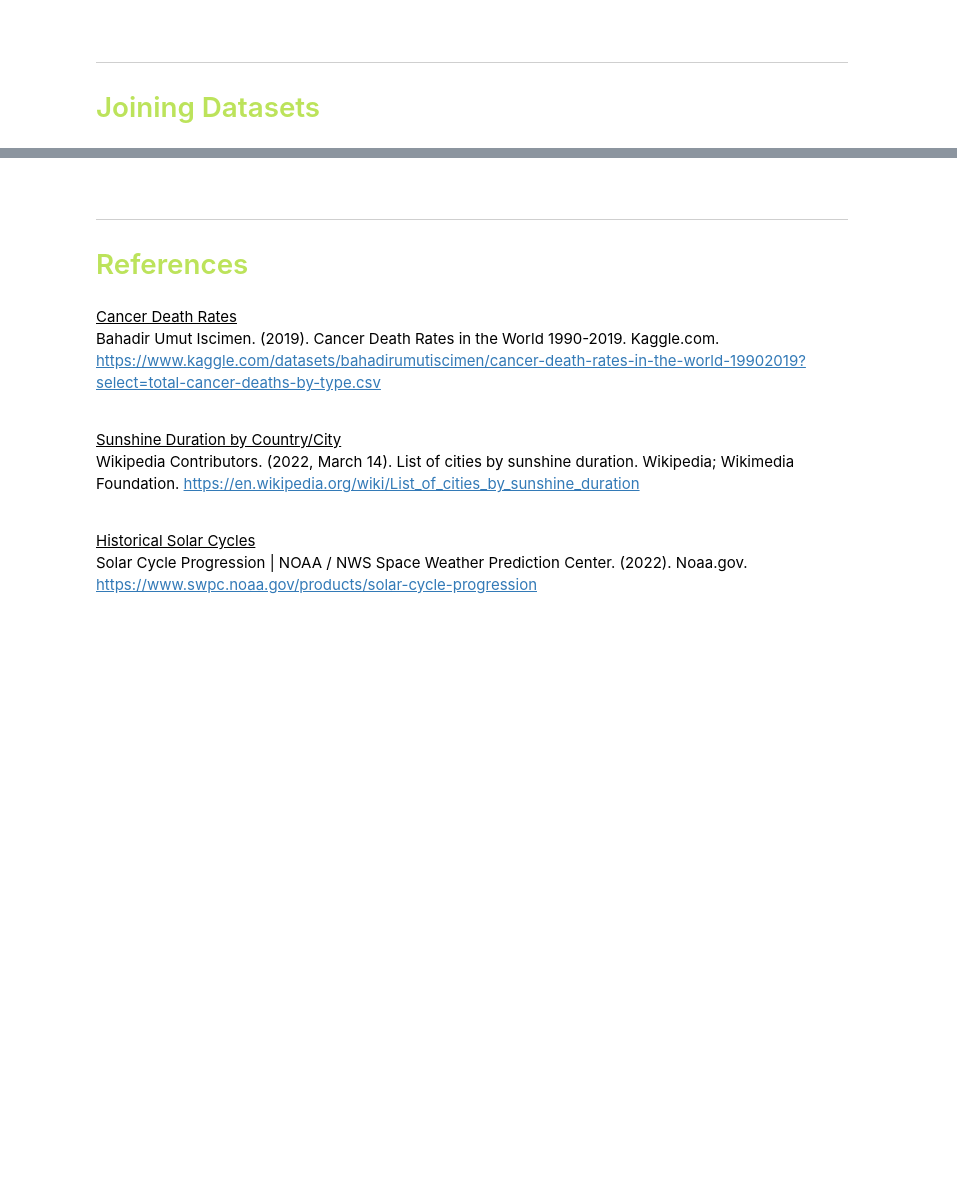
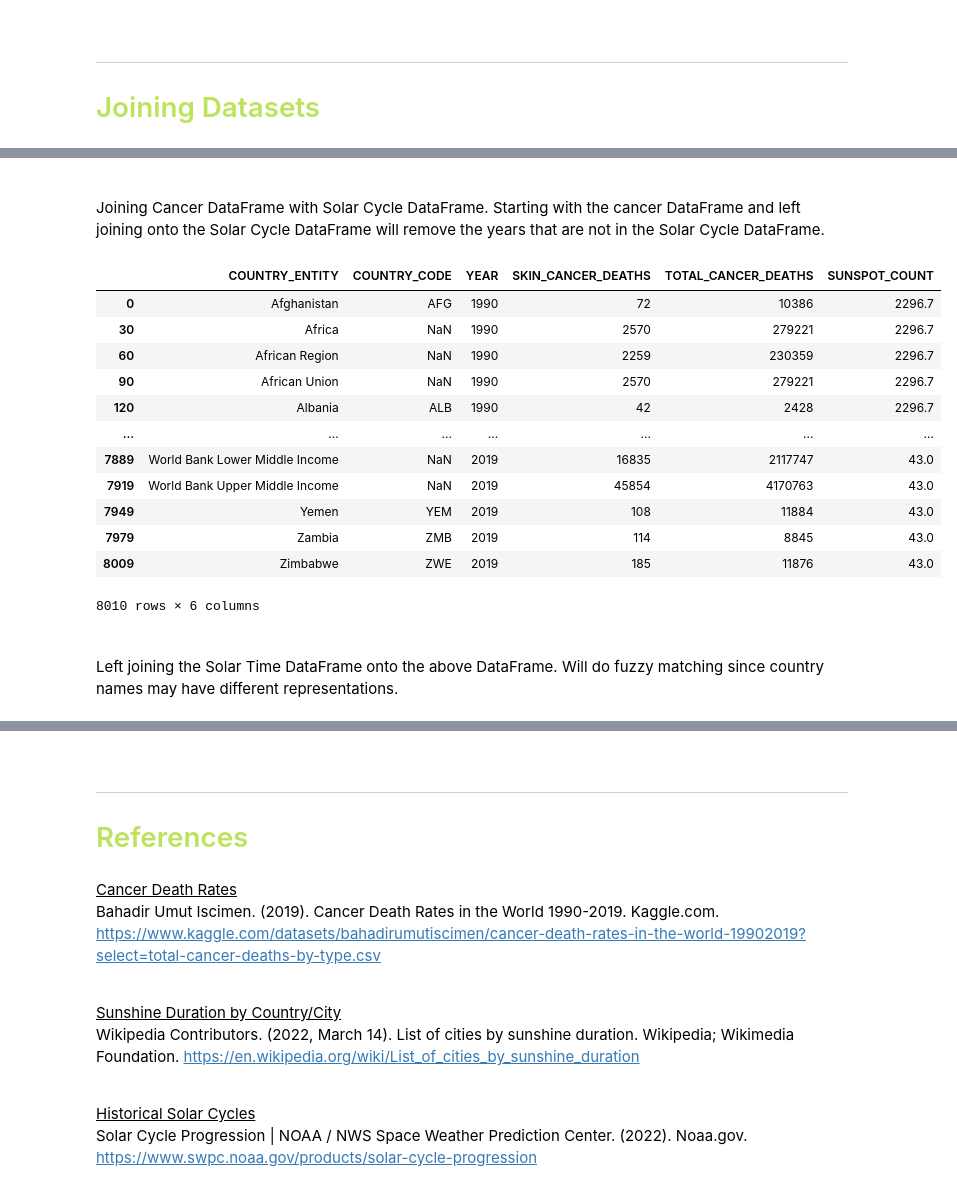
Before and after one commit to Hakuna-Patata/BU_MSDS_PTW, a Jupyter notebook: DSC 540 - Data Preparation/Project.ipynb, the cells around one changed output, grey strips where cells are left out. Drawn from its saved outputs; the diff is of its cells as text; code cells hidden in the pictures; blank space fills up the shorter version.

```diff
--- a/DSC 540 - Data Preparation/Project.ipynb
+++ b/DSC 540 - Data Preparation/Project.ipynb
@@ -526,0 +531,26 @@ dataset_list[0]
+# %% [markdown]
+<br>
+
+Joining Cancer DataFrame with Solar Cycle DataFrame. Starting with the cancer DataFrame and left joining onto the Solar Cycle DataFrame will remove the years that are not in the Solar Cycle DataFrame.
+# %%
+final_df = cancer_df.merge(solar_cycle_df, left_on='YEAR', right_index=True)
+
+final_df
+# %% [output]
+|  | COUNTRY_ENTITY | COUNTRY_CODE | YEAR | SKIN_CANCER_DEATHS | TOTAL_CANCER_DEATHS | SUNSPOT_COUNT |
+| 0 | Afghanistan | AFG | 1990 | 72 | 10386 | 2296.7 |
+| 30 | Africa | NaN | 1990 | 2570 | 279221 | 2296.7 |
+| 60 | African Region | NaN | 1990 | 2259 | 230359 | 2296.7 |
+| 90 | African Union | NaN | 1990 | 2570 | 279221 | 2296.7 |
+| 120 | Albania | ALB | 1990 | 42 | 2428 | 2296.7 |
+| ... | ... | ... | ... | ... | ... | ... |
+| 7889 | World Bank Lower Middle Income | NaN | 2019 | 16835 | 2117747 | 43.0 |
+| 7919 | World Bank Upper Middle Income | NaN | 2019 | 45854 | 4170763 | 43.0 |
+| 7949 | Yemen | YEM | 2019 | 108 | 11884 | 43.0 |
+| 7979 | Zambia | ZMB | 2019 | 114 | 8845 | 43.0 |
+| 8009 | Zimbabwe | ZWE | 2019 | 185 | 11876 | 43.0 |
+8010 rows × 6 columns
+# %% [markdown]
+<br>
+
+Left joining the Solar Time DataFrame onto the above DataFrame. Will do fuzzy matching since country names may have different representations.
```
Also changed, not shown: parts of 20 cells of this notebook.
